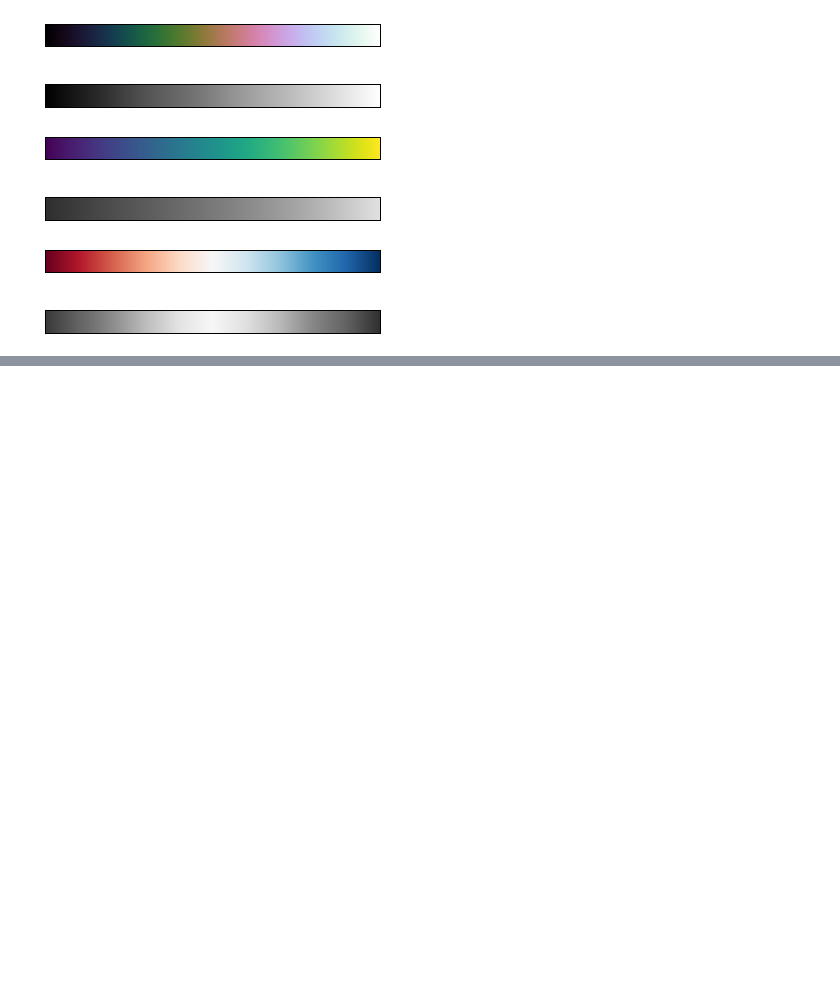
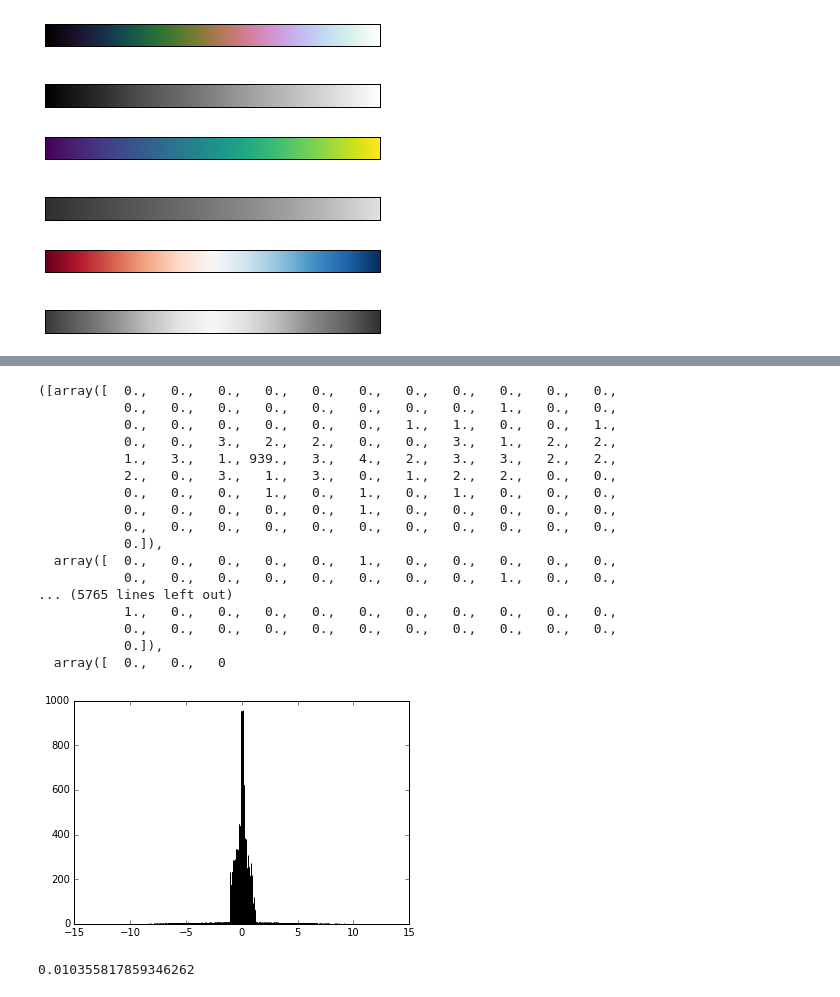
Before and after one commit to SpIIIII/jupyter-repo, a Jupyter notebook: Python Data Science Cookbook/Main.ipynb, the cells around one changed output, grey strips where cells are left out. Saved outputs shown, nothing was run; the diff lists cells and outputs as text; code cells hidden in the pictures; blank space fills up the shorter version.

```diff
--- a/Python Data Science Cookbook/Main.ipynb
+++ b/Python Data Science Cookbook/Main.ipynb
@@ -989,0 +1001,26 @@ view_colormap('RdBu')
+# %%
+
+plt.hist(I,bins = 100)
+# %% [output]
+([array([  0.,   0.,   0.,   0.,   0.,   0.,   0.,   0.,   0.,   0.,   0.,
+           0.,   0.,   0.,   0.,   0.,   0.,   0.,   0.,   1.,   0.,   0.,
+           0.,   0.,   0.,   0.,   0.,   0.,   1.,   1.,   0.,   0.,   1.,
+           0.,   0.,   3.,   2.,   2.,   0.,   0.,   3.,   1.,   2.,   2.,
+           1.,   3.,   1., 939.,   3.,   4.,   2.,   3.,   3.,   2.,   2.,
+           2.,   0.,   3.,   1.,   3.,   0.,   1.,   2.,   2.,   0.,   0.,
+           0.,   0.,   0.,   1.,   0.,   1.,   0.,   1.,   0.,   0.,   0.,
+           0.,   0.,   0.,   0.,   0.,   1.,   0.,   0.,   0.,   0.,   0.,
+           0.,   0.,   0.,   0.,   0.,   0.,   0.,   0.,   0.,   0.,   0.,
+           0.]),
+  array([  0.,   0.,   0.,   0.,   0.,   1.,   0.,   0.,   0.,   0.,   0.,
+           0.,   0.,   0.,   0.,   0.,   0.,   0.,   0.,   1.,   0.,   0.,
+... (5765 lines left out)
+           1.,   0.,   0.,   0.,   0.,   0.,   0.,   0.,   0.,   0.,   0.,
+           0.,   0.,   0.,   0.,   0.,   0.,   0.,   0.,   0.,   0.,   0.,
+           0.]),
+  array([  0.,   0.,   0
+[figure, added]
+# %%
+print(0 - I.mean())
+# %% [output]
+0.010355817859346262
```
Also changed, not shown: parts of 10 cells of this notebook.
